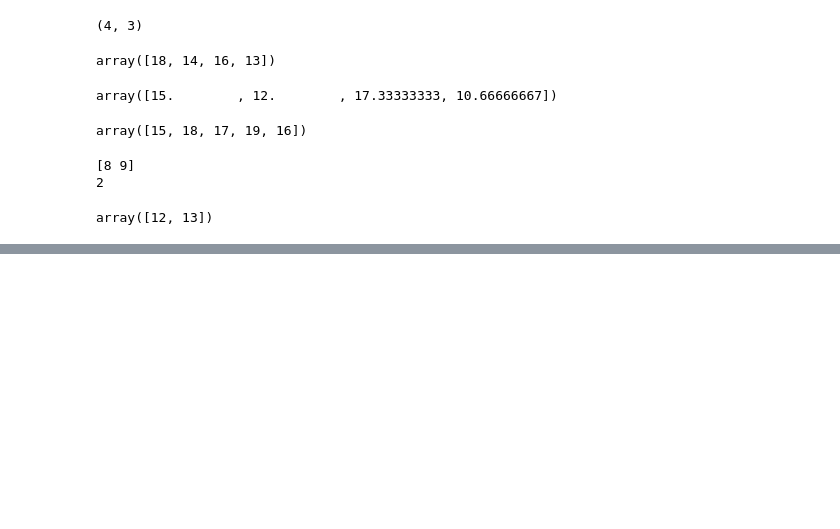
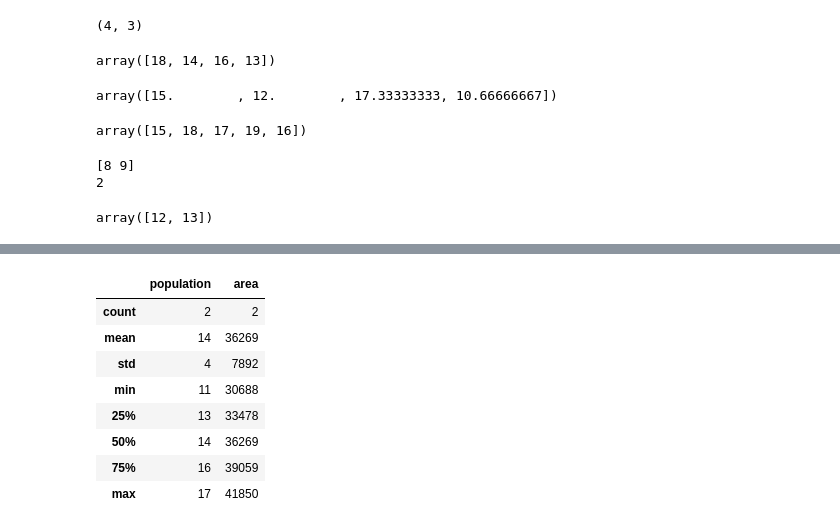
Before and after one commit to omyldrm/dataai3, a Jupyter notebook: week2/week2.ipynb, the cells around one changed output, grey strips where cells are left out. Cells and saved outputs as stored; diff of their text form; code cells hidden in the pictures; blank space fills up the shorter version.

```diff
--- a/week2/week2.ipynb
+++ b/week2/week2.ipynb
@@ -694,0 +748,8 @@ array([12, 13])
+# %%
+countries_dict = {
+    "population": [11.7, 17.7],
+    "area": [30688, 41850]
+}
+# %%
+countries = pd.DataFrame(countries_dict, index=["be", "nl"])
+countries
@@ -694,0 +790,12 @@ array([12, 13])
+# %%
+countries.describe()
+# %% [output]
+|  | population | area |
+| count | 2 | 2 |
+| mean | 14 | 36269 |
+| std | 4 | 7892 |
+| min | 11 | 30688 |
+| 25% | 13 | 33478 |
+| 50% | 14 | 36269 |
+| 75% | 16 | 39059 |
+| max | 17 | 41850 |
```
Also changed, not shown: parts of 25 cells of this notebook.
